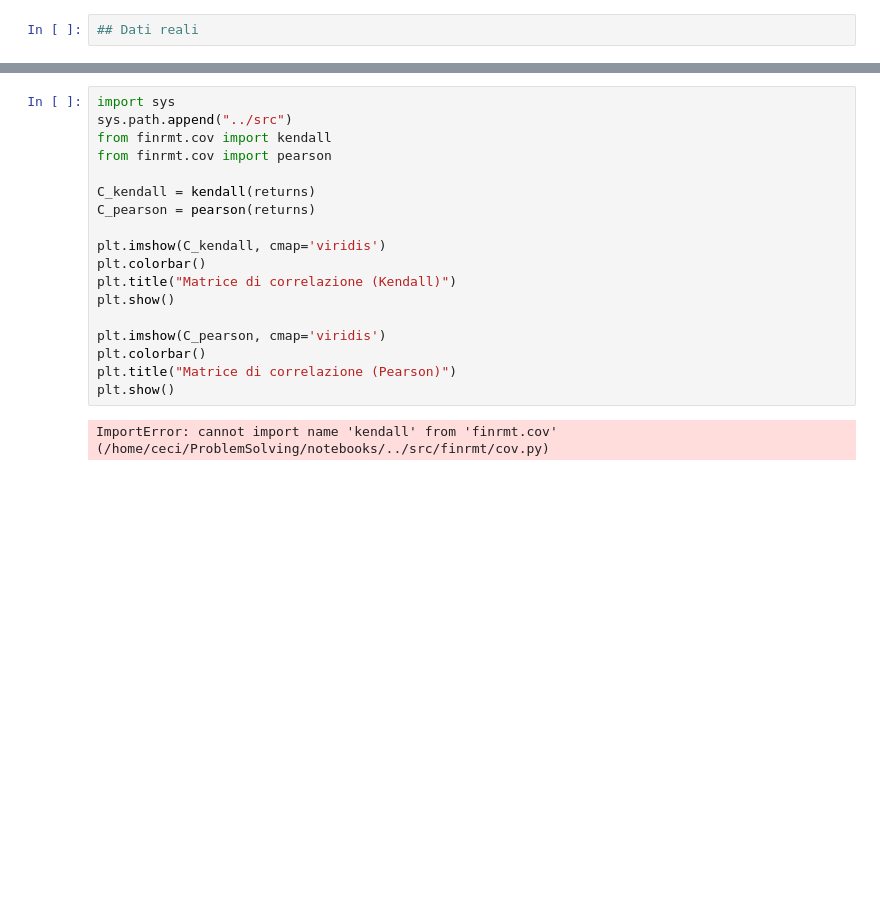
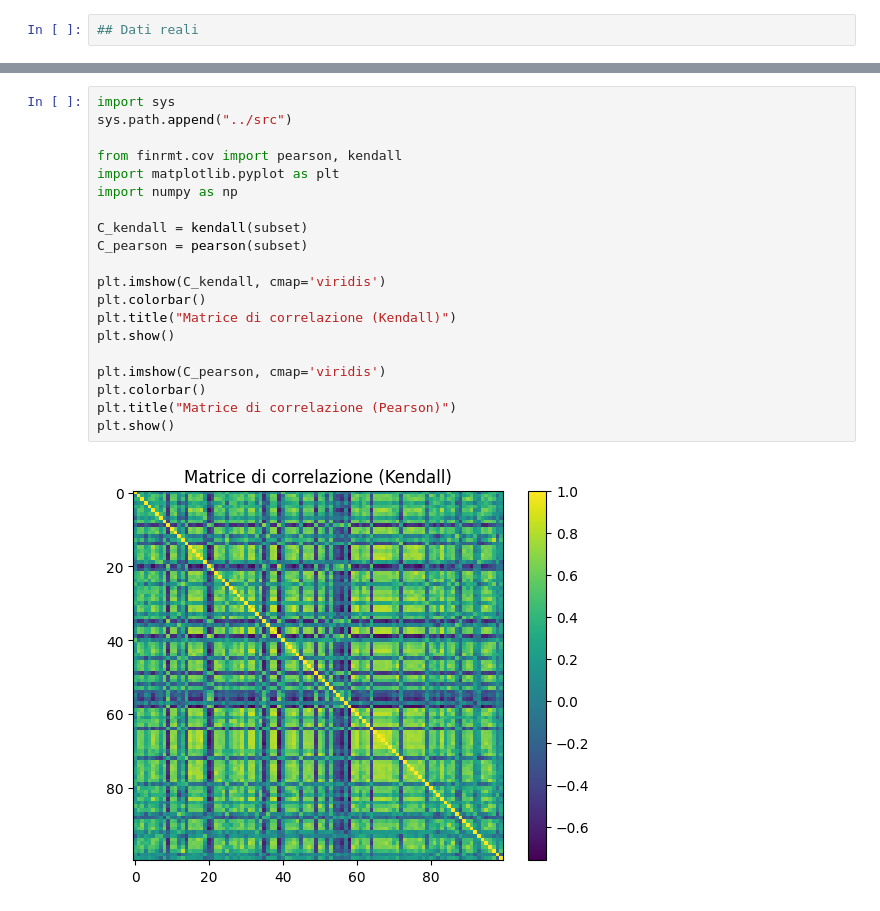
Before and after one commit to Bombaric/ProblemSolving, a Jupyter notebook: notebooks/03_dati_reali.ipynb, the cells around one changed output, grey strips where cells are left out. Saved outputs shown, nothing was run; the diff lists cells and outputs as text; blank space fills up the shorter version.

```diff
--- a/notebooks/03_dati_reali.ipynb
+++ b/notebooks/03_dati_reali.ipynb
@@ -110,20 +142,22 @@ First 5 rows of C:
 # %%
 import sys
 sys.path.append("../src")
-from finrmt.cov import kendall
-from finrmt.cov import pearson
 
-C_kendall = kendall(returns)
-C_pearson = pearson(returns)
+from finrmt.cov import pearson, kendall
+import matplotlib.pyplot as plt
+import numpy as np
+
+C_kendall = kendall(subset)
+C_pearson = pearson(subset)
 
 plt.imshow(C_kendall, cmap='viridis')
 plt.colorbar()
 plt.title("Matrice di correlazione (Kendall)")
 plt.show()
 
 plt.imshow(C_pearson, cmap='viridis')
 plt.colorbar()
 plt.title("Matrice di correlazione (Pearson)")
 plt.show()
 # %% [output]
-ImportError: cannot import name 'kendall' from 'finrmt.cov' (/home/ceci/ProblemSolving/notebooks/../src/finrmt/cov.py)
+[figure, added]
```
Also changed, not shown: parts of 4 cells of this notebook, 2 other files.
